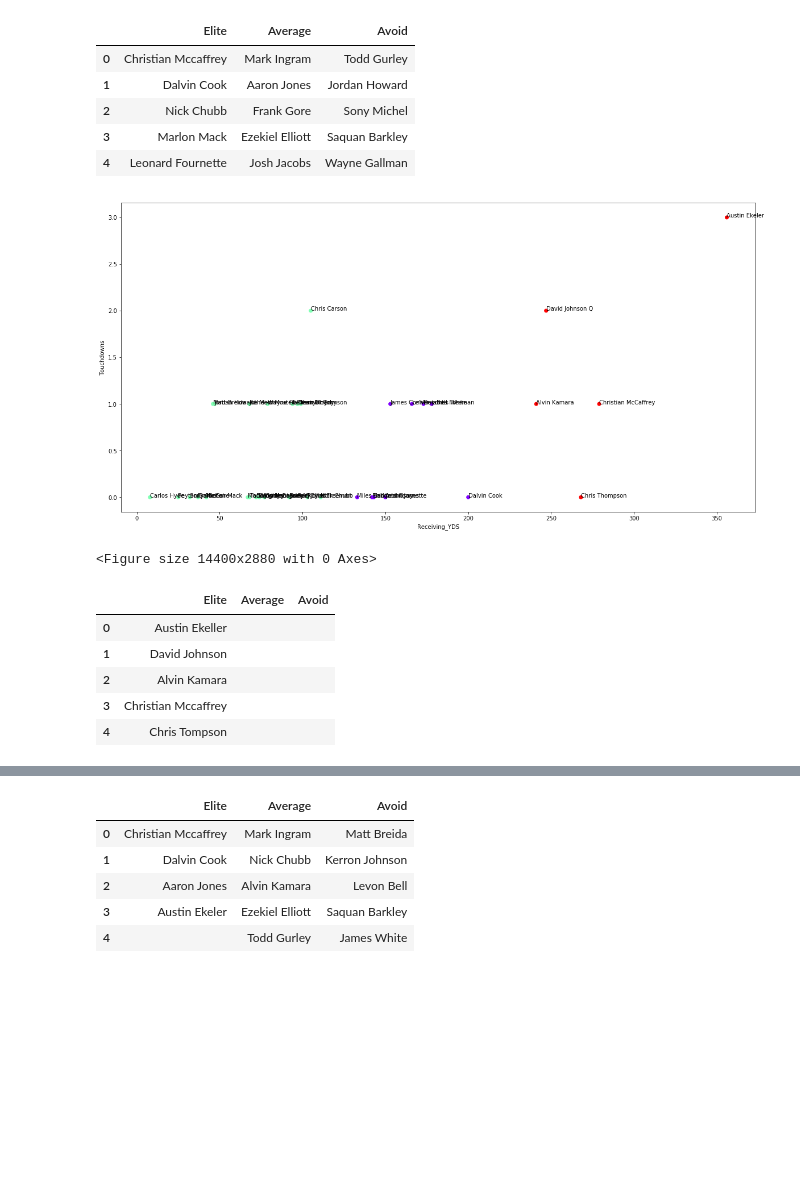
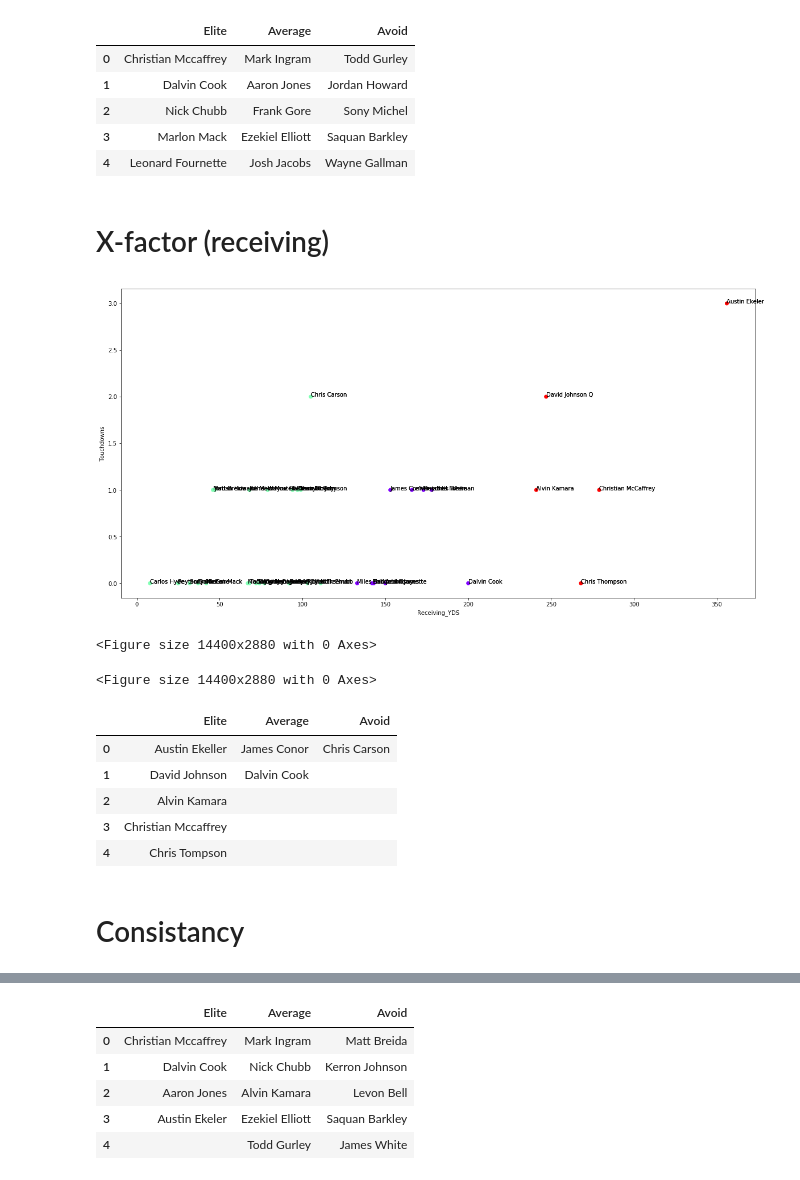
Before and after one commit to anuliyan/NFL-Fantacy, a Jupyter notebook: NFL_Fantacy-checkpoint.ipynb, the cells around one changed output, grey strips where cells are left out. Drawn from its saved outputs; the diff is of its cells as text; code cells hidden in the pictures; blank space fills up the shorter version.

```diff
--- a/NFL_Fantacy-checkpoint.ipynb
+++ b/NFL_Fantacy-checkpoint.ipynb
@@ -300,28 +351,33 @@ df
 | 2 | Nick Chubb | Frank Gore | Sony Michel |
 | 3 | Marlon Mack | Ezekiel Elliott | Saquan Barkley |
 | 4 | Leonard Fournette | Josh Jacobs | Wayne Gallman |
+# %% [markdown]
+# X-factor (receiving)
 # %%
-feed_RB_data('Receiving_YDS','Receiving_TD','Receiving_YDS','Touchdowns')
+feed_RB_data('Receiving_YDS','Receiving_TD','Receiving_YDS','Touchdowns',pca=True)
 # %% [output]
 [figure]
 <Figure size 14400x2880 with 0 Axes>
+<Figure size 14400x2880 with 0 Axes>
 # %%
 data = [['Austin Ekeller','James Conor','Chris Carson'],
-        ['David Johnson','',''],
+        ['David Johnson','Dalvin Cook',''],
         ['Alvin Kamara','',''],
         ['Christian Mccaffrey','',''],
         ['Chris Tompson','','']]
 
 df = pd.DataFrame(data,columns=['Elite','Average','Avoid'])
 
 df
 # %% [output]
 |  | Elite | Average | Avoid |
-| 0 | Austin Ekeller |  |  |
-| 1 | David Johnson |  |  |
+| 0 | Austin Ekeller | James Conor | Chris Carson |
+| 1 | David Johnson | Dalvin Cook |  |
 | 2 | Alvin Kamara |  |  |
 | 3 | Christian Mccaffrey |  |  |
 | 4 | Chris Tompson |  |  |
+# %% [markdown]
+# Consistancy
 # %%
 feed_RB_data('FPTS/G','FPTS','Points Per Game','Combined Points')
 # %% [output]
```
Also changed, not shown: parts of 45 cells of this notebook.
